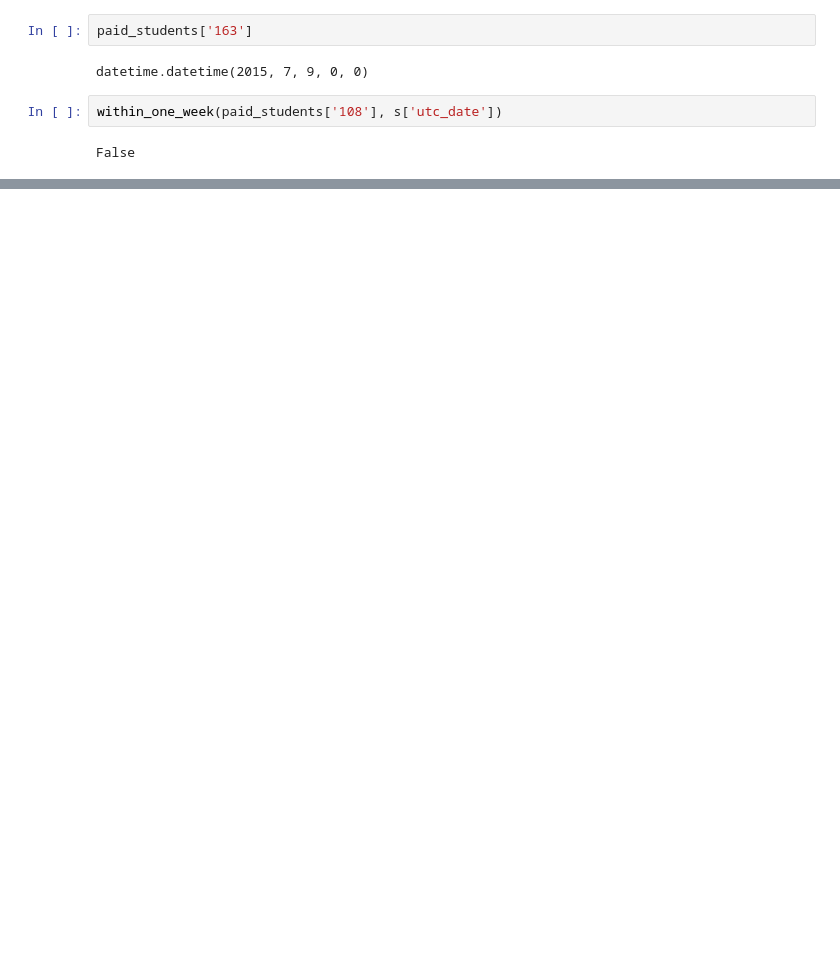
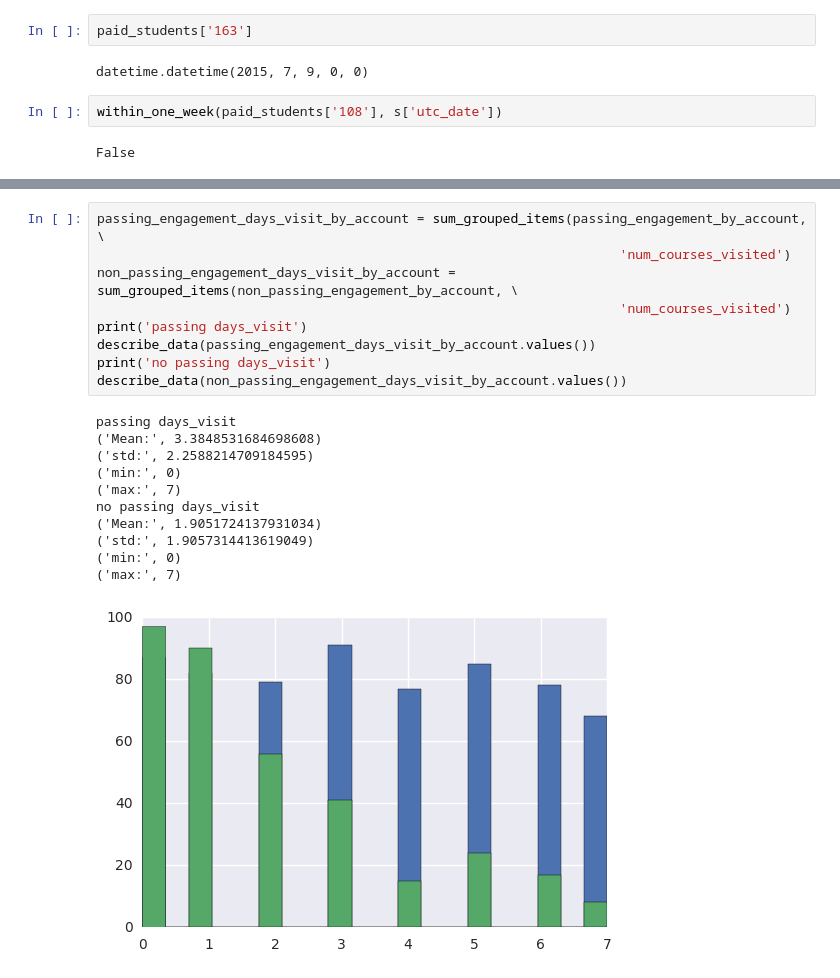
Before and after one commit to huanyu-liao/Udacity, a Jupyter notebook: intro to data analysis/excercise1.ipynb, the cells around one changed output, grey strips where cells are left out. Drawn from its saved outputs; the diff is of its cells as text; blank space fills up the shorter version.

```diff
--- a/intro to data analysis/excercise1.ipynb
+++ b/intro to data analysis/excercise1.ipynb
@@ -263,0 +380,21 @@ False
+# %%
+passing_engagement_days_visit_by_account = sum_grouped_items(passing_engagement_by_account, \
+                                                                   'num_courses_visited')
+non_passing_engagement_days_visit_by_account = sum_grouped_items(non_passing_engagement_by_account, \
+                                                                   'num_courses_visited')
+print('passing days_visit')
+describe_data(passing_engagement_days_visit_by_account.values())
+print('no passing days_visit')
+describe_data(non_passing_engagement_days_visit_by_account.values())
+# %% [output]
+passing days_visit
+('Mean:', 3.3848531684698608)
+('std:', 2.2588214709184595)
+('min:', 0)
+('max:', 7)
+no passing days_visit
+('Mean:', 1.9051724137931034)
+('std:', 1.9057314413619049)
+('min:', 0)
+('max:', 7)
+[figure, added]
```
Also changed, not shown: parts of 21 cells of this notebook.
